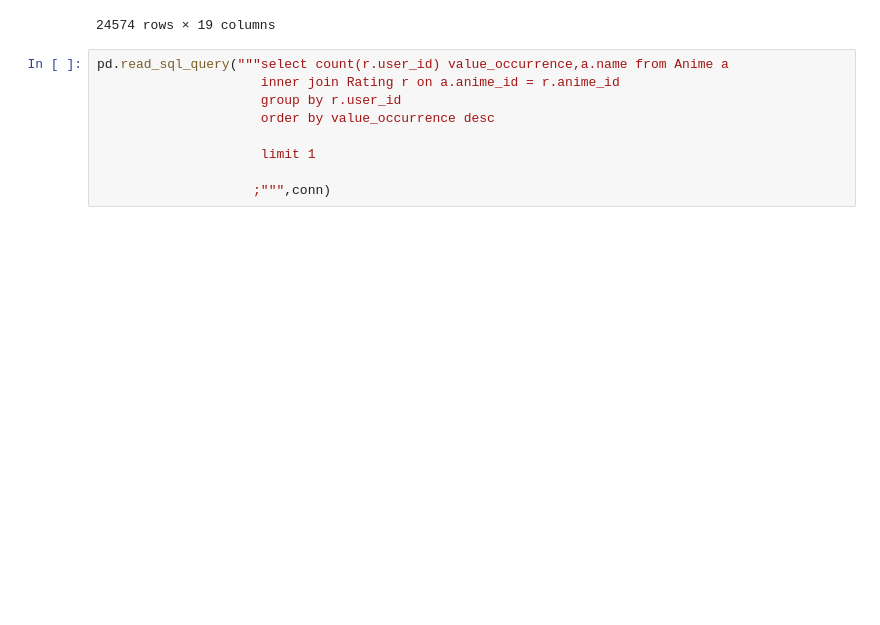
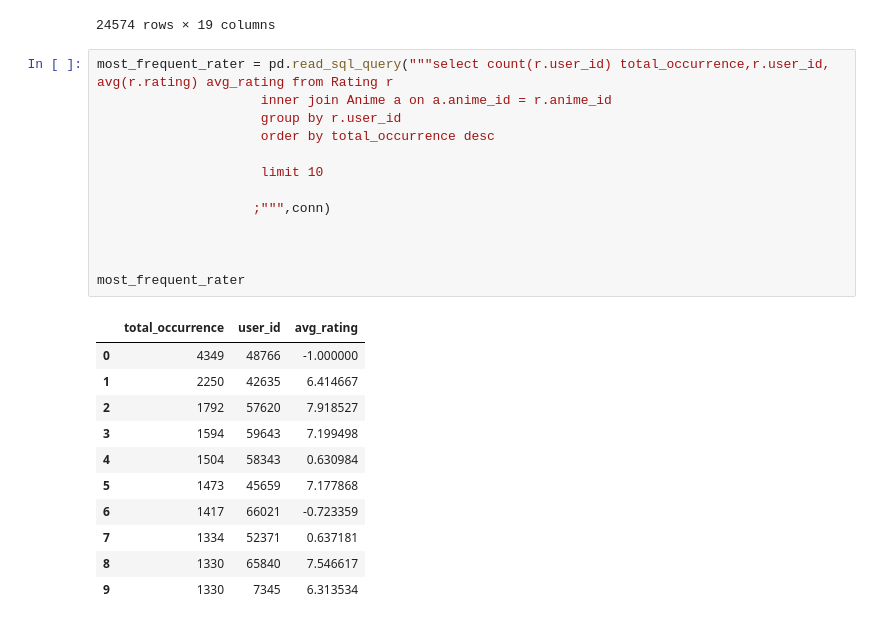
Before and after one commit to sdman135/DataBase-building-and-SQL-query-practice, a Jupyter notebook: Sqlite3.ipynb, the cells around one changed output. Cells and saved outputs as stored; diff of their text form; blank space fills up the shorter version.

```diff
--- a/Sqlite3.ipynb
+++ b/Sqlite3.ipynb
@@ -273,11 +273,27 @@ fullmetal_alchemist_bh_user_ratings
 | 24573 | 7813665 | 73515 | 5114 | 10 | 1939 | 5114 | Fullmetal Alchemist: Brotherhood | TV | Manga | 64 | 0:24:00 | ... |
 24574 rows × 19 columns
 # %%
-pd.read_sql_query("""select count(r.user_id) value_occurrence,a.name from Anime a
-                     inner join Rating r on a.anime_id = r.anime_id
+most_frequent_rater = pd.read_sql_query("""select count(r.user_id) total_occurrence,r.user_id, avg(r.rating) avg_rating from Rating r
+                     inner join Anime a on a.anime_id = r.anime_id
                      group by r.user_id
-                     order by value_occurrence desc
+                     order by total_occurrence desc
 
-                     limit 1
+                     limit 10
 
                     ;""",conn)
+
+
+
+most_frequent_rater
+# %% [output]
+|  | total_occurrence | user_id | avg_rating |
+| 0 | 4349 | 48766 | -1.000000 |
+| 1 | 2250 | 42635 | 6.414667 |
+| 2 | 1792 | 57620 | 7.918527 |
+| 3 | 1594 | 59643 | 7.199498 |
+| 4 | 1504 | 58343 | 0.630984 |
+| 5 | 1473 | 45659 | 7.177868 |
+| 6 | 1417 | 66021 | -0.723359 |
+| 7 | 1334 | 52371 | 0.637181 |
+| 8 | 1330 | 65840 | 7.546617 |
+| 9 | 1330 | 7345 | 6.313534 |
```
Also changed, not shown: parts of 2 cells of this notebook.
